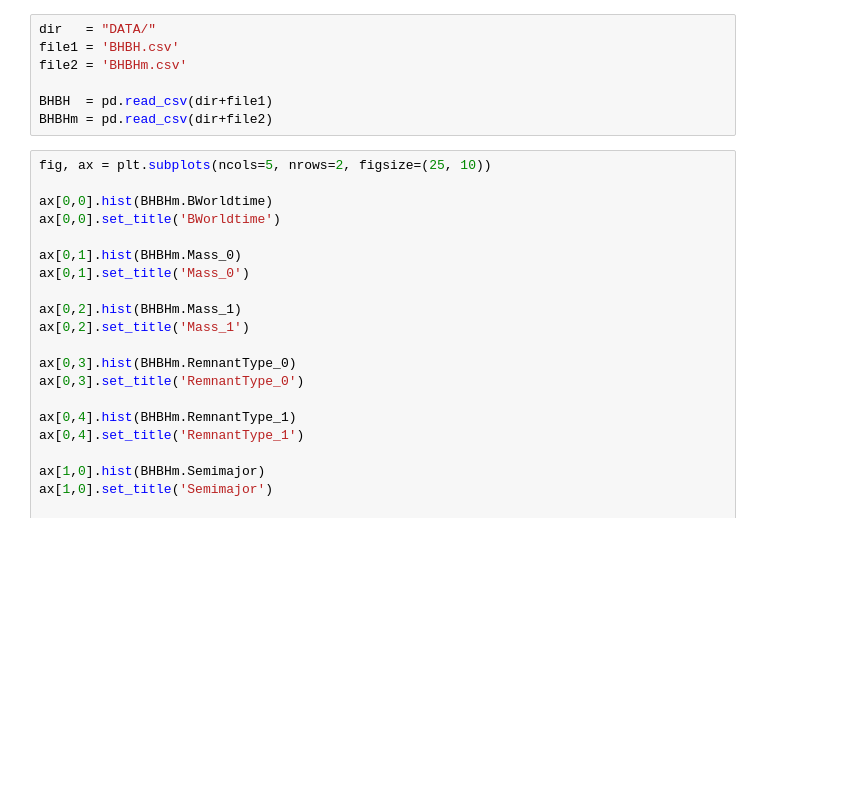
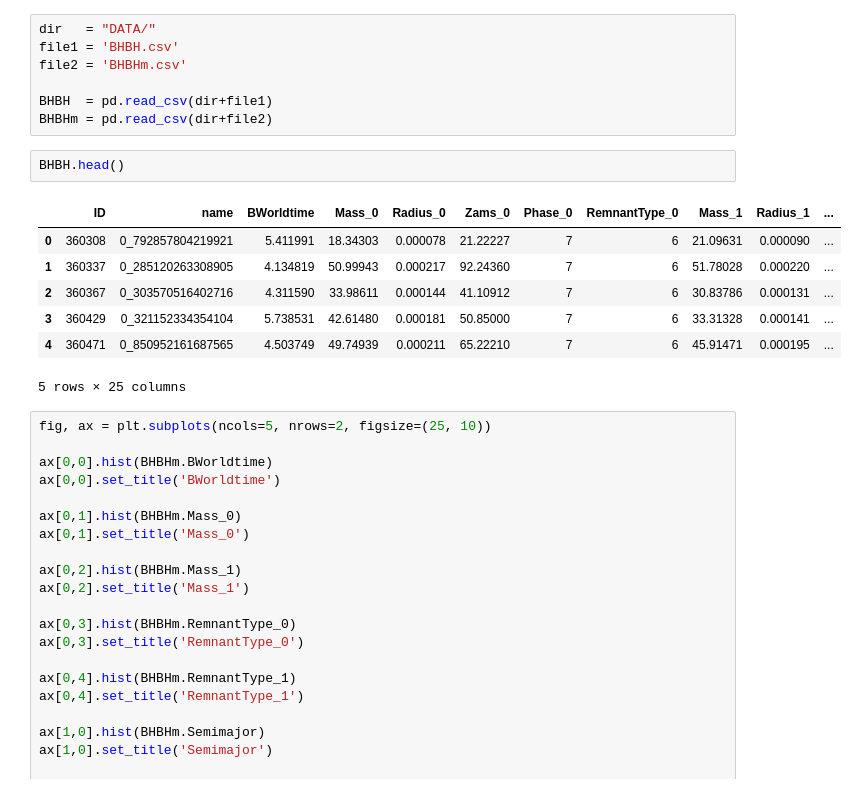
Before and after one commit to Bahadoram/Delay-Time-Dist.-of-Compact-Binary-Objects, a Jupyter notebook: project.ipynb, the cells around one changed output. Cells and saved outputs as stored; diff of their text form; blank space fills up the shorter version.

```diff
--- a/project.ipynb
+++ b/project.ipynb
@@ -17,6 +18,16 @@ file2 = 'BHBHm.csv'
 
 BHBH  = pd.read_csv(dir+file1)
 BHBHm = pd.read_csv(dir+file2)
+# %%
+BHBH.head()
+# %% [output]
+|  | ID | name | BWorldtime | Mass_0 | Radius_0 | Zams_0 | Phase_0 | RemnantType_0 | Mass_1 | Radius_1 | ... |
+| 0 | 360308 | 0_792857804219921 | 5.411991 | 18.34303 | 0.000078 | 21.22227 | 7 | 6 | 21.09631 | 0.000090 | ... |
+| 1 | 360337 | 0_285120263308905 | 4.134819 | 50.99943 | 0.000217 | 92.24360 | 7 | 6 | 51.78028 | 0.000220 | ... |
+| 2 | 360367 | 0_303570516402716 | 4.311590 | 33.98611 | 0.000144 | 41.10912 | 7 | 6 | 30.83786 | 0.000131 | ... |
+| 3 | 360429 | 0_321152334354104 | 5.738531 | 42.61480 | 0.000181 | 50.85000 | 7 | 6 | 33.31328 | 0.000141 | ... |
+| 4 | 360471 | 0_850952161687565 | 4.503749 | 49.74939 | 0.000211 | 65.22210 | 7 | 6 | 45.91471 | 0.000195 | ... |
+5 rows × 25 columns
 # %%
 fig, ax = plt.subplots(ncols=5, nrows=2, figsize=(25, 10))
 
```
Also changed, not shown: parts of 10 cells of this notebook.
